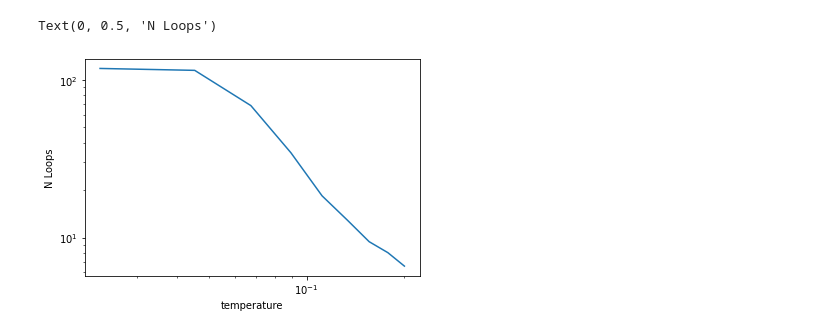
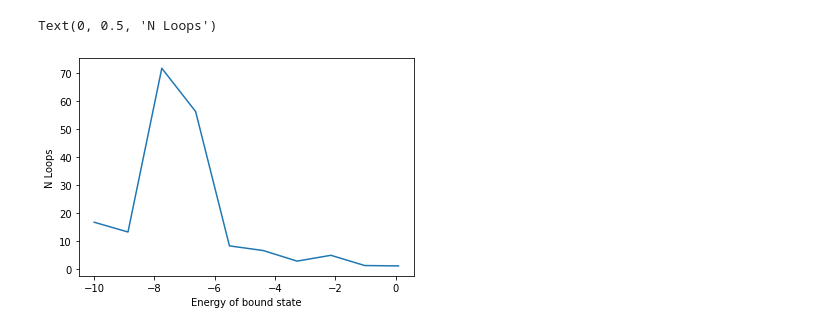
Before and after one commit to HugoLeRoy94/Aging_Condensate, a Jupyter notebook: Phase_transition_linker_T/N_T.ipynb, the cells around one changed output. Cells and saved outputs as stored; diff of their text form; code cells hidden in the pictures.

```diff
--- a/Phase_transition_linker_T/N_T.ipynb
+++ b/Phase_transition_linker_T/N_T.ipynb
@@ -3,15 +3,15 @@ import numpy as np
 import matplotlib.pyplot as plt
 # %%
 #N_T = np.load('N_T.npy')
-N_T2 = np.load('N_T_rho_0_0001.npy')
+N_T2 = np.load('N_E_rho_1_25E-4.npy')
 # %%
 #plt.plot(N_T[1:,0],N_T[1:,1])
-plt.plot(N_T2[1:,0],N_T2[1:,1])
+plt.plot(N_T2[:,1],N_T2[:,0])
 #plt.ylim(0,50)
 #plt.yscale('log')
 #plt.xscale('log')
-plt.xlabel('temperature')
+plt.xlabel('Energy of bound state')
 plt.ylabel('N Loops')
 # %% [output]
 Text(0, 0.5, 'N Loops')
-[figure, old version]
+[figure, new version]
```
Also changed, not shown: 28 other files.
